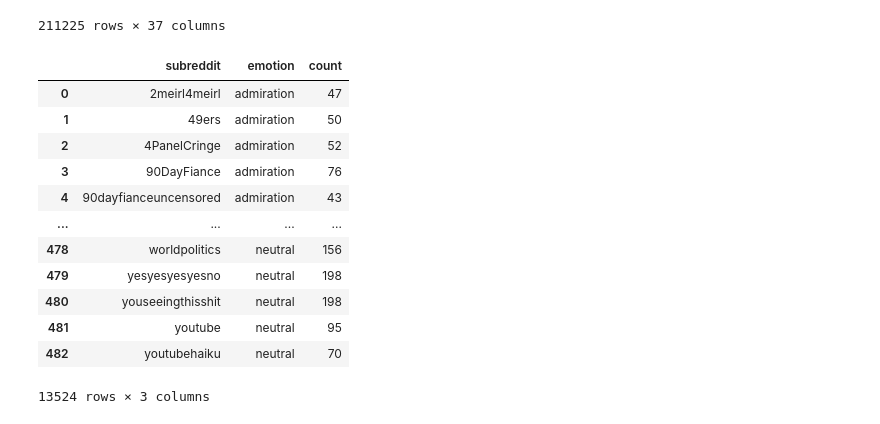
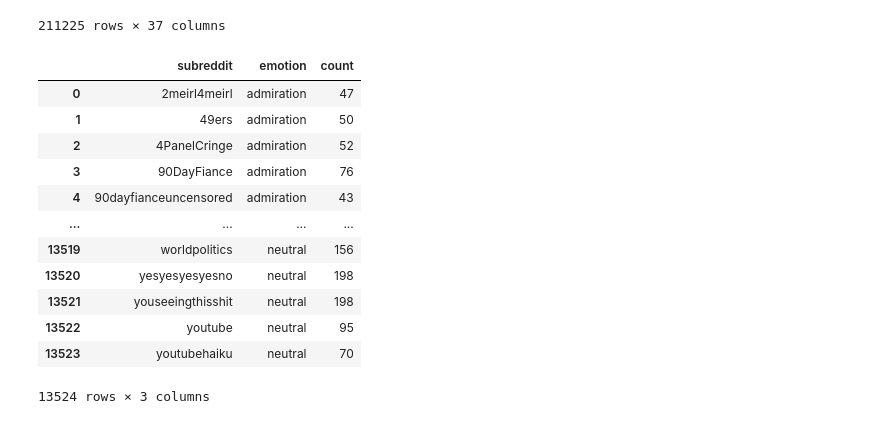
Before and after one commit to 6859-sp21/final-project-emotion-reddit-posts, a Jupyter notebook: preprocessing.ipynb, the cells around one changed output. Cells and saved outputs as stored; diff of their text form; code cells hidden in the pictures.

```diff
--- a/preprocessing.ipynb
+++ b/preprocessing.ipynb
@@ -52,7 +82,7 @@ subreddit_df = pd.DataFrame(columns = ['subreddit', 'emotion', 'count'])
 for emotion in emotions_cols:
     gp_df = df.groupby(['subreddit'])[emotion].sum()
     d = {'subreddit': gp_df.index, 'emotion': [emotion]*len(gp_df), 'count':gp_df.values}
-    subreddit_df = subreddit_df.append(pd.DataFrame(data = d))
+    subreddit_df = subreddit_df.append(pd.DataFrame(data = d), ignore_index=True)
 # %%
 hv.extension('bokeh')
 # %% [output]
@@ -81,17 +111,19 @@ df_raw
 211225 rows × 37 columns
 # %%
 subreddit_df.to_csv('subreddit_emotion.csv')
-# %% [output]
-|  | subreddit | emotion | count |
-| 0 | 2meirl4meirl | admiration | 47 |
-| 1 | 49ers | admiration | 50 |
-| 2 | 4PanelCringe | admiration | 52 |
-| 3 | 90DayFiance | admiration | 76 |
-| 4 | 90dayfianceuncensored | admiration | 43 |
-| ... | ... | ... | ... |
-| 478 | worldpolitics | neutral | 156 |
-| 479 | yesyesyesyesno | neutral | 198 |
-| 480 | youseeingthisshit | neutral | 198 |
-| 481 | youtube | neutral | 95 |
-| 482 | youtubehaiku | neutral | 70 |
-13524 rows × 3 columns
+# %%
+subreddit_df
+# %% [output]
+|  | subreddit | emotion | count |
+| 0 | 2meirl4meirl | admiration | 47 |
+| 1 | 49ers | admiration | 50 |
+| 2 | 4PanelCringe | admiration | 52 |
+| 3 | 90DayFiance | admiration | 76 |
+| 4 | 90dayfianceuncensored | admiration | 43 |
+| ... | ... | ... | ... |
+| 13519 | worldpolitics | neutral | 156 |
+| 13520 | yesyesyesyesno | neutral | 198 |
+| 13521 | youseeingthisshit | neutral | 198 |
+| 13522 | youtube | neutral | 95 |
+| 13523 | youtubehaiku | neutral | 70 |
+13524 rows × 3 columns
```
Also changed, not shown: parts of 1 cell of this notebook, 2 other files.
